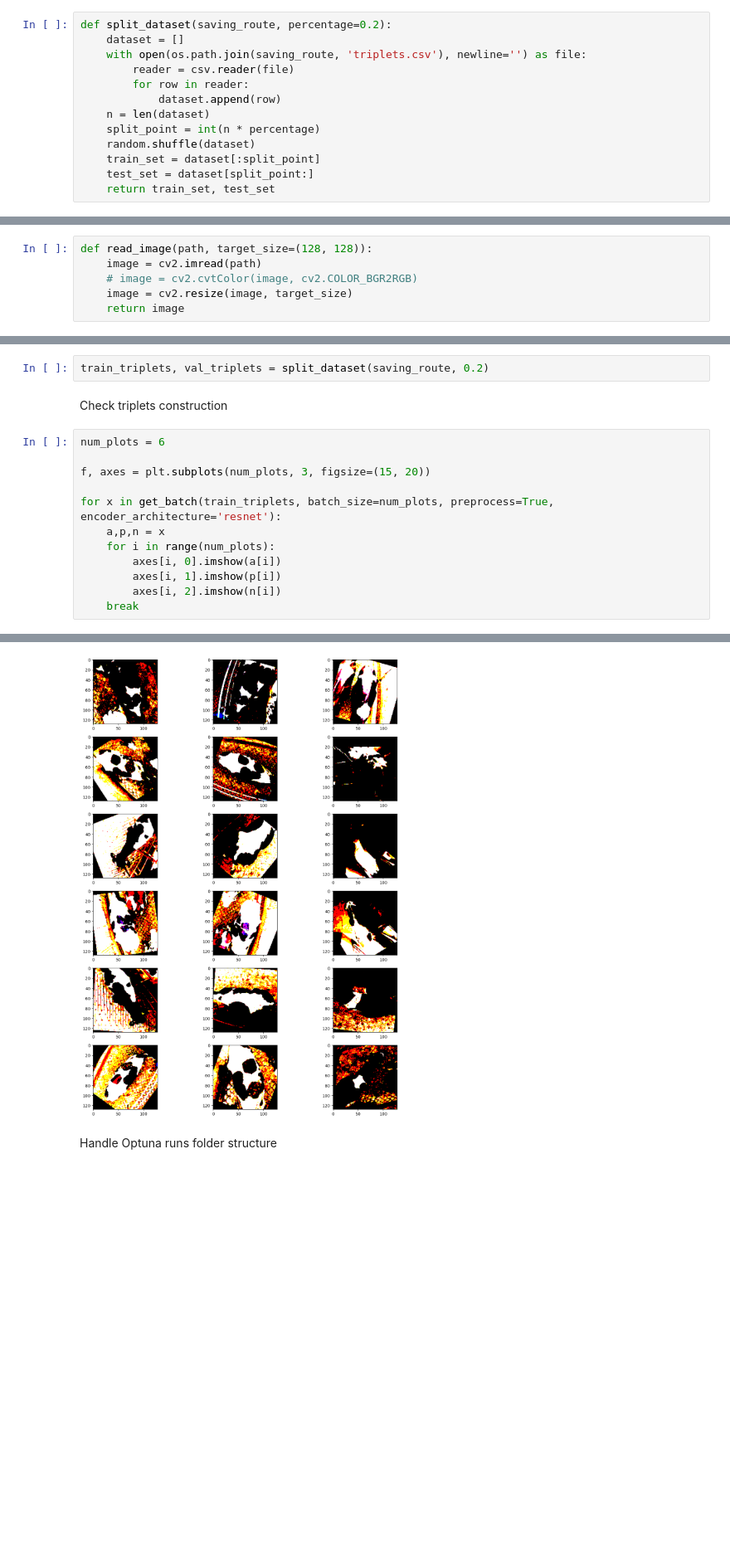
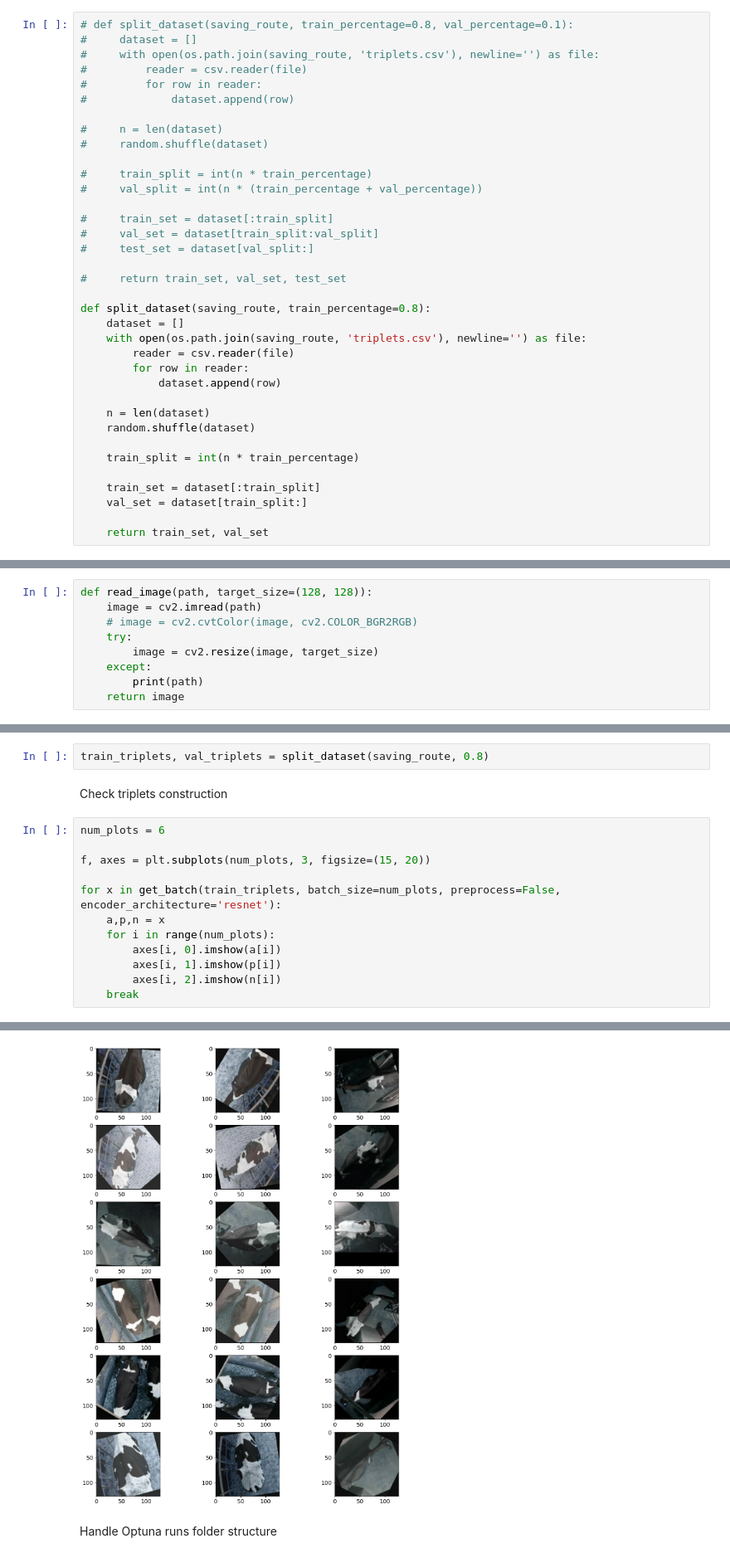
Before and after one commit to arihsieh/CowId, a Jupyter notebook: notebooks/cow_identification.ipynb, the cells around one changed output, grey strips where cells are left out. Shown at 83% size. Saved outputs shown, nothing was run; the diff lists cells and outputs as text; blank space fills up the shorter version.

Commit message:
Added new strategies to test

```diff
--- a/notebooks/cow_identification.ipynb
+++ b/notebooks/cow_identification.ipynb
@@ -334,25 +321,51 @@ def generate_triplets(output_loc):
 # %% [markdown]
 Split dataset into train and test
 # %%
-def split_dataset(saving_route, percentage=0.2):
+# def split_dataset(saving_route, train_percentage=0.8, val_percentage=0.1):
+#     dataset = []
+#     with open(os.path.join(saving_route, 'triplets.csv'), newline='') as file:
+#         reader = csv.reader(file)
+#         for row in reader:
+#             dataset.append(row)
+
+#     n = len(dataset)
+#     random.shuffle(dataset)
+
+#     train_split = int(n * train_percentage)
+#     val_split = int(n * (train_percentage + val_percentage))
+
+#     train_set = dataset[:train_split]
+#     val_set = dataset[train_split:val_split]
+#     test_set = dataset[val_split:]
+
+#     return train_set, val_set, test_set
+
+def split_dataset(saving_route, train_percentage=0.8):
     dataset = []
     with open(os.path.join(saving_route, 'triplets.csv'), newline='') as file:
         reader = csv.reader(file)
         for row in reader:
             dataset.append(row)
+
     n = len(dataset)
-    split_point = int(n * percentage)
     random.shuffle(dataset)
-    train_set = dataset[:split_point]
-    test_set = dataset[split_point:]
-    return train_set, test_set
+
+    train_split = int(n * train_percentage)
+
+    train_set = dataset[:train_split]
+    val_set = dataset[train_split:]
+
+    return train_set, val_set
 # %% [markdown]
 Read image from path to memory
 # %%
 def read_image(path, target_size=(128, 128)):
     image = cv2.imread(path)
     # image = cv2.cvtColor(image, cv2.COLOR_BGR2RGB)
-    image = cv2.resize(image, target_size)
+    try:
+        image = cv2.resize(image, target_size)
+    except:
+        print(path)
     return image
 # %% [markdown]
 Get a batch of images to apply preprocessing
@@ -539,7 +552,7 @@ generate_triplets(saving_route)
 # %% [markdown]
 Split triplets set into validation and training
 # %%
-train_triplets, val_triplets = split_dataset(saving_route, 0.2)
+train_triplets, val_triplets = split_dataset(saving_route, 0.8)
 # %% [markdown]
 Check triplets construction
 # %%
@@ -547,7 +560,7 @@ num_plots = 6
 
 f, axes = plt.subplots(num_plots, 3, figsize=(15, 20))
 
-for x in get_batch(train_triplets, batch_size=num_plots, preprocess=True, encoder_architecture='resnet'):
+for x in get_batch(train_triplets, batch_size=num_plots, preprocess=False, encoder_architecture='resnet'):
     a,p,n = x
     for i in range(num_plots):
         axes[i, 0].imshow(a[i])
@@ -576,4 +571,4 @@ Clipping input data to the valid range for imshow with RGB data ([0..1] for floa
-[figure, old version]
+[figure, new version]
 # %% [markdown]
 Handle Optuna runs folder structure
 # %%
```
Also changed, not shown: parts of 10 cells of this notebook, 3 other files.
